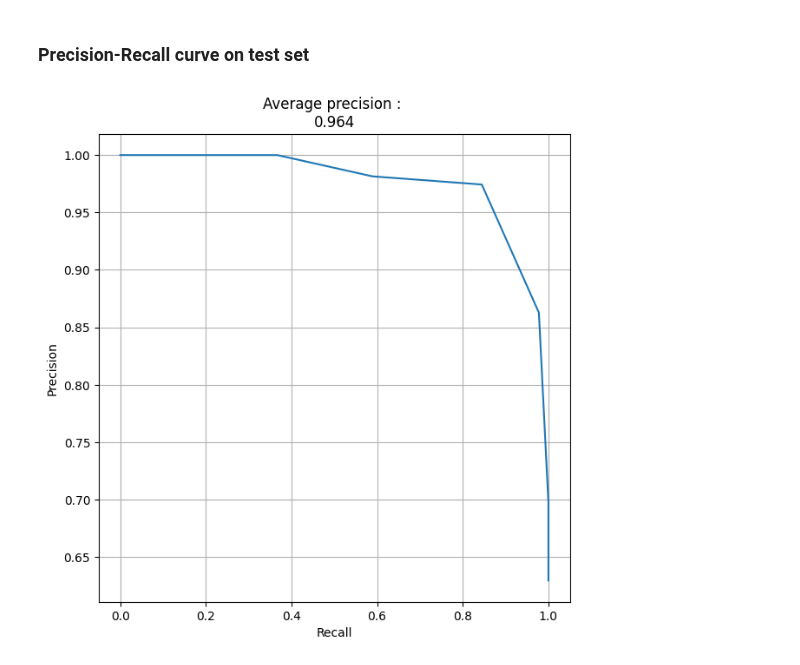
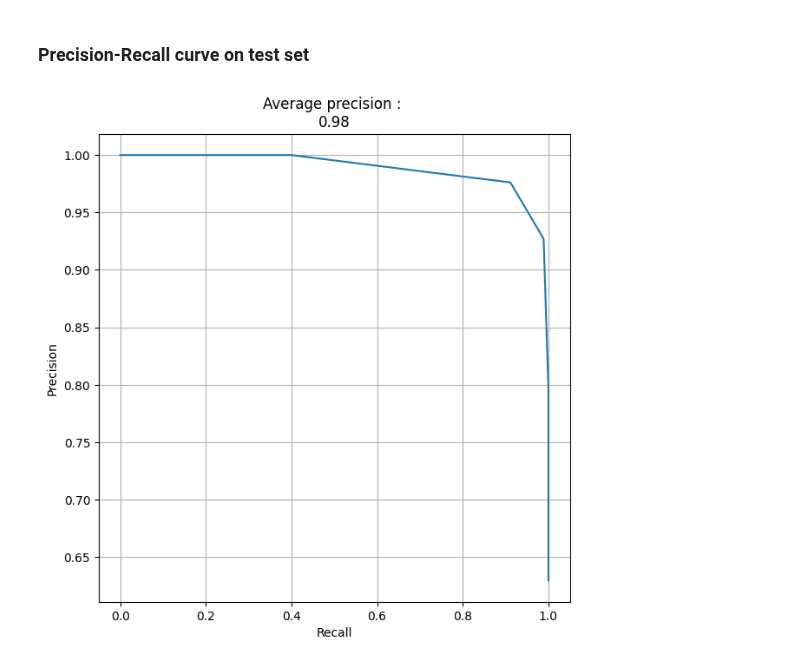
Before and after one commit to sami-ka/scorepyo, a Jupyter notebook: docs/tutorials/example.ipynb, the cells around one changed output. Drawn from its saved outputs; the diff is of its cells as text; code cells hidden in the pictures.

```diff
--- a/docs/tutorials/example.ipynb
+++ b/docs/tutorials/example.ipynb
@@ -14,9 +14,10 @@ from sklearn.model_selection import train_test_split
 from sklearn.datasets import load_breast_cancer
 
 data = load_breast_cancer()
-data_X, y = data.data, data.target
+data_X, data_y = data.data, data.target
 
 X = pd.DataFrame(data=data_X, columns=data.feature_names)
+y = pd.Series(data_y)
 # %% [markdown]
 ### Create artificial categorical variable
 For illustration purposes, create a random categorical feature
@@ -41,14 +42,14 @@ X_test["category"] = "C"
 The binary feature creation is based on train dataset.
 The train and test dataset are then transformed for training and evaluation.
 # %%
-from scorepyo.preprocessing import AutoBinarizer
+from scorepyo.binarizers import EBMBinarizer
 
 
-binarizer = AutoBinarizer(max_number_binaries_by_features=3, keep_negative=True)
+binarizer = EBMBinarizer(max_number_binaries_by_features=3, keep_negative=True)
 binarizer.fit(X_train, y_train, categorical_features="auto", to_exclude_features=None)
 
-X_train_binarized, df_info = binarizer.transform(X_train)
-X_test_binarized, _ = binarizer.transform(X_test)
+X_train_binarized = binarizer.transform(X_train)
+X_test_binarized = binarizer.transform(X_test)
 # %%
 X_train_binarized.sample(3)
 # %% [output]
@@ -98,12 +114,11 @@ Since the `OptunaRiskScore` model is based on Optuna, we can also pass specific
 # %%
-from scorepyo.models import OptunaRiskScore
+from scorepyo.models import EBMRiskScore
 
 
-scorepyo_model = OptunaRiskScore(
+scorepyo_model = EBMRiskScore(
     nb_max_features=4,
     min_point_value=-1,
     max_point_value=2,
-    df_info=df_info["feature"].reset_index(),
 )
 
-scorepyo_model.fit(X_train_binarized, y_train)
+scorepyo_model.fit(X_train, y_train)
@@ -144,19 +161,19 @@ scorepyo_model.summary()
 # %%
 import matplotlib.pyplot as plt
 from sklearn.metrics import precision_recall_curve, average_precision_score
 
 
-y_proba = scorepyo_model.predict_proba(X_test_binarized)[:, 1].reshape(-1, 1)
+y_proba = scorepyo_model.predict_proba(X_test)[:, 1].reshape(-1, 1)
 
 precision, recall, thresholds = precision_recall_curve(y_test.astype(int), y_proba)
 fig, ax = plt.subplots(figsize=(7, 7))
 plt.plot(recall, precision)
 average_precision = np.round(average_precision_score(y_test.astype(int), y_proba), 3)
 title_PR_curve = f"Average precision : \n{average_precision}"
 plt.title(title_PR_curve)
 plt.xlabel("Recall")
 plt.ylabel("Precision")
 plt.grid()
 plt.show()
 # %% [output]
-[figure, old version]
+[figure, new version]
```
Also changed, not shown: parts of 9 cells of this notebook, 27 other files.
